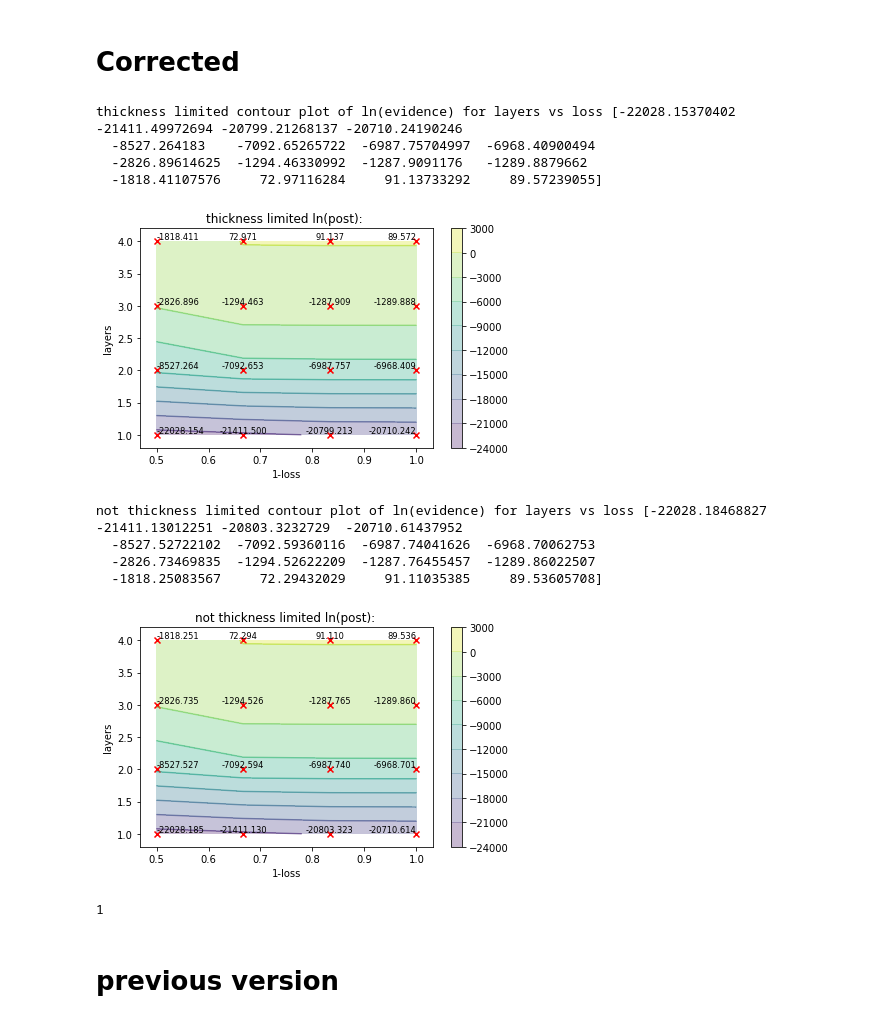
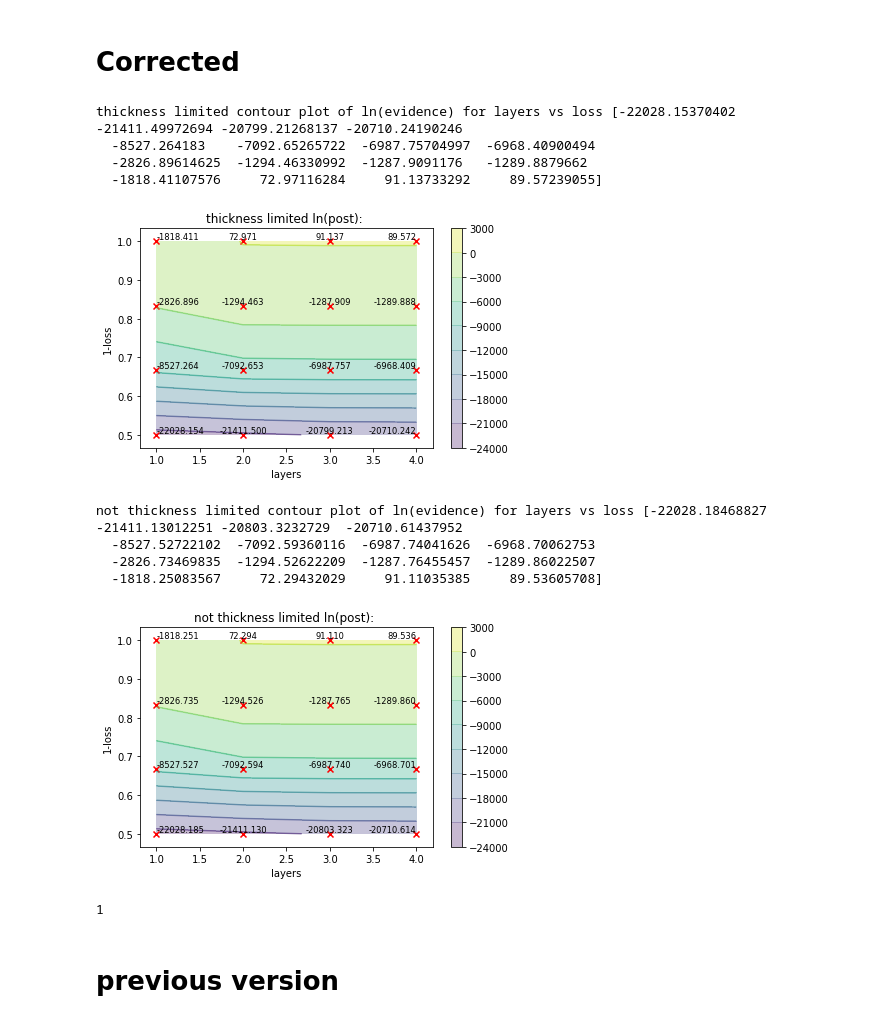
Before and after one commit to brotwasme/mphys, a Jupyter notebook: mphys/dynestyLossVsNLayers.ipynb, the cells around one changed output. Drawn from its saved outputs; the diff is of its cells as text; code cells hidden in the pictures.

```diff
--- a/mphys/dynestyLossVsNLayers.ipynb
+++ b/mphys/dynestyLossVsNLayers.ipynb
@@ -202,26 +202,26 @@ def meshGraph(line, xs, ys, xlabel="", ylabel="", title="",printType="", figI=0)
 # %%
 line = np.array([-22028.153704017514, -21411.499726942773, -20799.212681368404, -20710.241902463604, -8527.26418299856, -7092.652657222519, -6987.757049967671, -6968.409004941244, -2826.8961462523416, -1294.463309916167, -1287.9091175952526, -1289.8879661963538, -1818.411075758853, 72.97116284294752, 91.13733292229811, 89.57239055379468])
 nLayers = [i for i in range(1,5)]
 losses = np.linspace(0.5,1.,4)
-xlabel="1-loss"
-ylabel="layers"
+ylabel="1-loss"
+xlabel="layers"
 title="thickness limited contour plot of ln(evidence) for layers vs loss"
-meshGraph(line, losses, nLayers, xlabel, ylabel,"thickness limited ln(post): ", title)
+meshGraph(line, nLayers, losses, xlabel, ylabel,"thickness limited ln(post): ", title)
 
 line=np.array([-22028.184688274174, -21411.130122513667, -20803.32327289713, -20710.614379519593, -8527.527221022197, -7092.5936011602935, -6987.740416257086, -6968.700627526253, -2826.7346983527063, -1294.5262220939194, -1287.7645545727062, -1289.860225072015, -1818.2508356726373, 72.29432028604006, 91.11035384560891, 89.53605708217408])
 title="not thickness limited contour plot of ln(evidence) for layers vs loss"
-meshGraph(line, losses, nLayers, xlabel, ylabel,"not thickness limited ln(post): ", title)
+meshGraph(line, nLayers, losses, xlabel, ylabel,"not thickness limited ln(post): ", title)
 # %% [output]
 thickness limited contour plot of ln(evidence) for layers vs loss [-22028.15370402 -21411.49972694 -20799.21268137 -20710.24190246
   -8527.264183    -7092.65265722  -6987.75704997  -6968.40900494
   -2826.89614625  -1294.46330992  -1287.9091176   -1289.8879662
   -1818.41107576     72.97116284     91.13733292     89.57239055]
-[figure, old version]
+[figure, new version]
 not thickness limited contour plot of ln(evidence) for layers vs loss [-22028.18468827 -21411.13012251 -20803.3232729  -20710.61437952
   -8527.52722102  -7092.59360116  -6987.74041626  -6968.70062753
   -2826.73469835  -1294.52622209  -1287.76455457  -1289.86022507
   -1818.25083567     72.29432029     91.11035385     89.53605708]
-[figure, old version]
+[figure, new version]
 1
 # %% [markdown]
 # previous version
```
Also changed, not shown: 2 other files.
